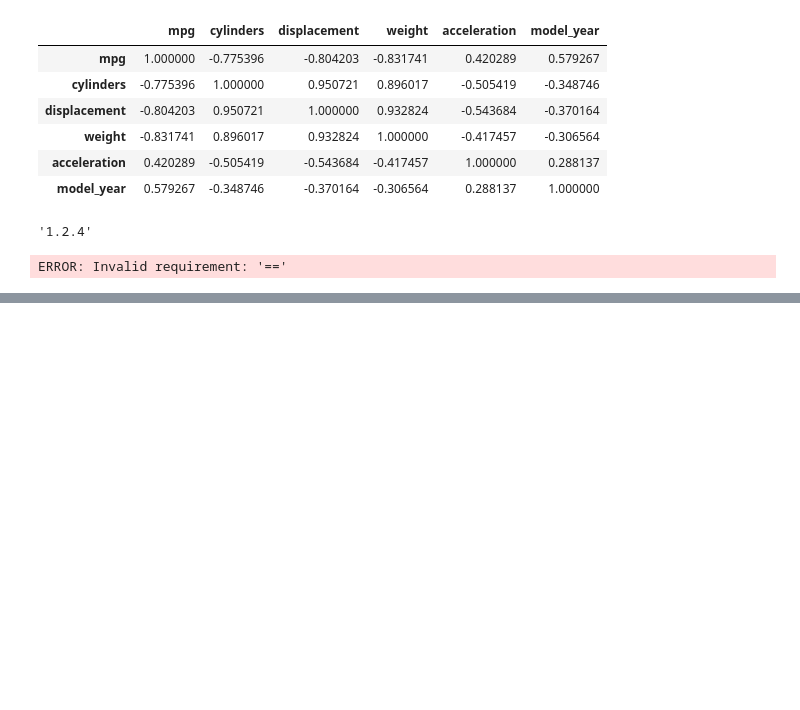
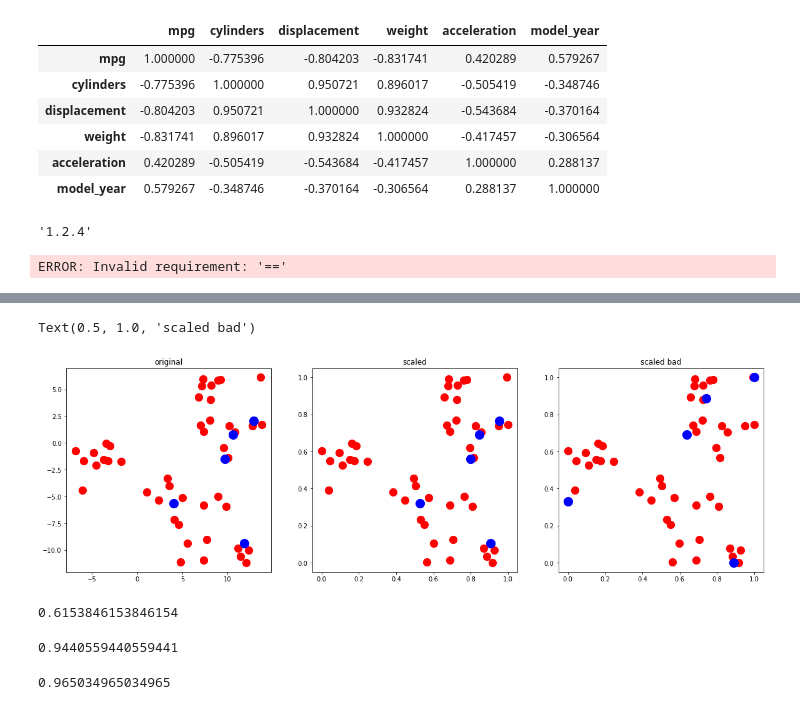
Before and after one commit to c910531/Python, a Jupyter notebook: 2021.06.23 회귀분석.ipynb, the cells around one changed output, grey strips where cells are left out. Saved outputs shown, nothing was run; the diff lists cells and outputs as text; code cells hidden in the pictures; blank space fills up the shorter version.

```diff
--- a/2021.06.23 회귀분석.ipynb
+++ b/2021.06.23 회귀분석.ipynb
@@ -131,0 +159,52 @@ ERROR: Invalid requirement: '=='
+# %%
+fig, axes = plt.subplots(1, 3, figsize=(20, 6))
+axes[0].scatter(X_train[:,0], X_train[:,1], c="r", s=150)
+axes[0].scatter(X_test[:,0], X_test[:,1], c="b", s=200)
+axes[0].set_title("original")
+
+scaler = MinMaxScaler().fit(X_train)
+X_train_s = scaler.transform(X_train)
+X_test_s = scaler.transform(X_test)
+
+axes[1].scatter(X_train_s[:,0], X_train_s[:,1], c="r", s=150)
+axes[1].scatter(X_test_s[:,0], X_test_s[:,1], c="b", s=200)
+axes[1].set_title("scaled")
+
+scaler = MinMaxScaler().fit(X_test)
+X_test_s = scaler.transform(X_test)
+
+axes[2].scatter(X_train_s[:,0], X_train_s[:,1], c="r", s=150)
+axes[2].scatter(X_test_s[:,0], X_test_s[:,1], c="b", s=200)
+axes[2].set_title("scaled bad")
+# %% [output]
+Text(0.5, 1.0, 'scaled bad')
+[figure, added]
+# %%
+from sklearn.datasets import load_breast_cancer
+from sklearn.model_selection import train_test_split
+cancer = load_breast_cancer()
+X_train, X_test, y_train, y_test = train_test_split(cancer.data, cancer.target, random_state=1)
+from sklearn.svm import SVC
+svm = SVC(gamma='auto').fit(X_train, y_train)
+svm.score(X_test, y_test)
+# %% [output]
+0.6153846153846154
+# %%
+scalar = MinMaxScaler().fit(X_train)
+X_train_s = scalar.transform(X_train)
+X_test_s = scalar.transform(X_test)
+
+svm = SVC(gamma='auto').fit(X_train_s, y_train)
+svm.score(X_test_s, y_test)
+# %% [output]
+0.9440559440559441
+# %%
+from sklearn.preprocessing import StandardScaler
+scalar = StandardScaler().fit(X_train)
+X_train_s = scalar.transform(X_train)
+X_test_s = scalar.transform(X_test)
+
+svm = SVC(gamma='auto').fit(X_train_s, y_train)
+svm.score(X_test_s, y_test)
+# %% [output]
+0.965034965034965
```
Also changed, not shown: parts of 16 cells of this notebook.
